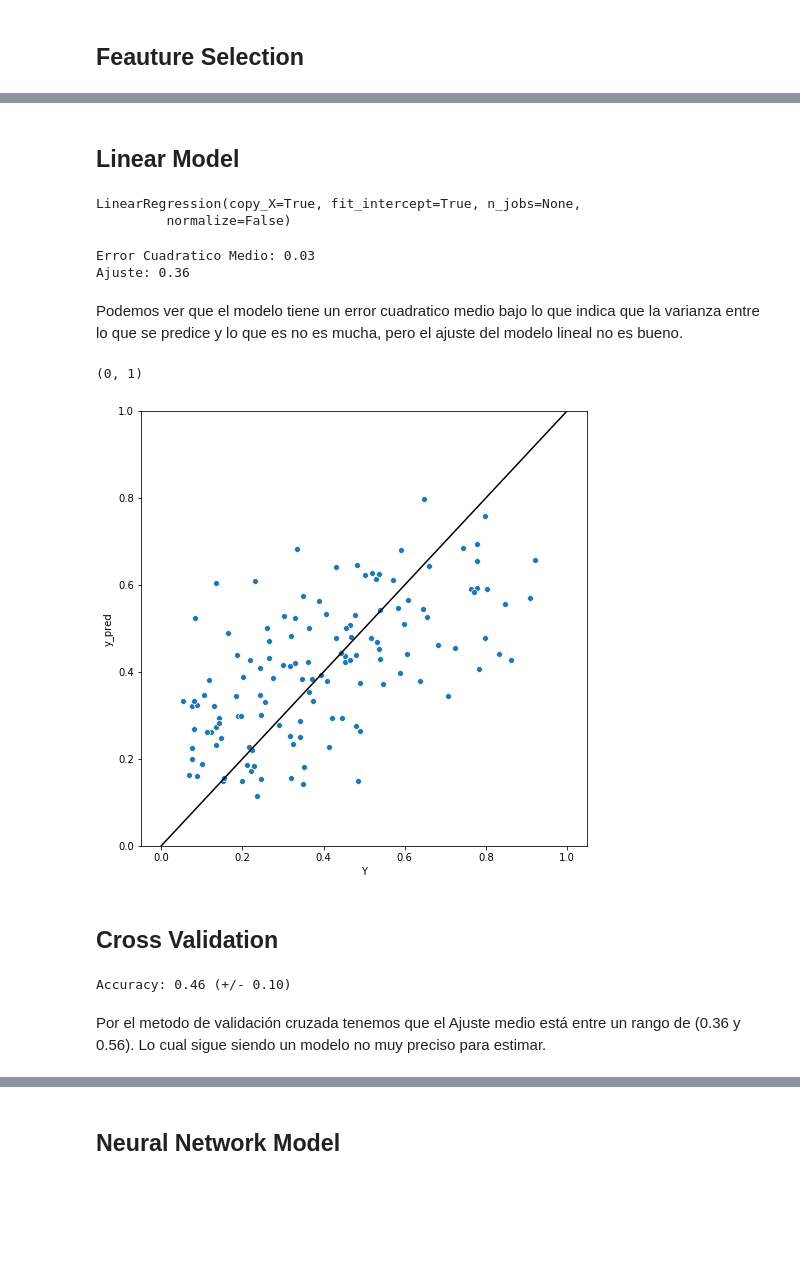
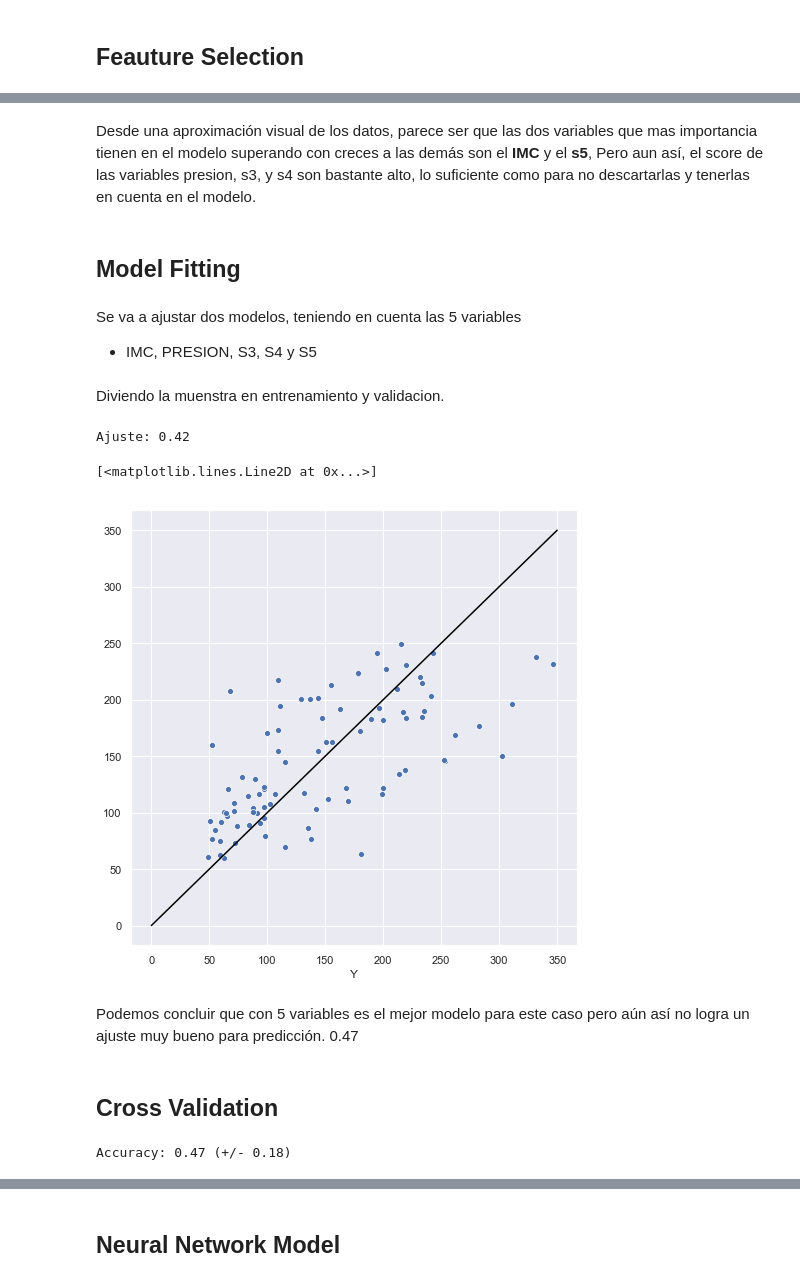
Before and after one commit to ANN-2019-2/evaluacion-arracinim, a Jupyter notebook: 02-diabetes.ipynb, the cells around one changed output, grey strips where cells are left out. Saved outputs shown, nothing was run; the diff lists cells and outputs as text; code cells hidden in the pictures; blank space fills up the shorter version.

Commit message:
Segundo punto best model

```diff
--- a/02-diabetes.ipynb
+++ b/02-diabetes.ipynb
@@ -130,8 +114,0 @@ array([[0.58264463, 0.54929577, 0.28208745, 0.56221737],
-# %%
-#Para este caso las variables que mas afectan o mueven el target son IMC, PRESION, S4 Y S5
-X = df_norm.loc[:,['imc', 'presion', 's4', 's5']]
-Y = df_norm.loc[:,['Y']]
-
-#Se divide el conjunto en dos subconjuntos uno de entrenamiento y otro de validacion, con el 80% y 20% de los datos respectivamente
-
-X_train, X_test, y_train, y_test = train_test_split(X, Y, test_size=0.3, random_state=0)
@@ -137,0 +127,6 @@ X_train, X_test, y_train, y_test = train_test_split(X, Y, test_size=0.3, random_
+# %%
+D = dict(zip(X.columns, Bests.scores_))
+x_axis = [key for key in D.keys()]
+y_axis = [value for value in D.values()]
+sns.set(rc={'figure.figsize':(10,8)})
+sns.barplot(x_axis,y_axis)
@@ -138,43 +136,43 @@ X_train, X_test, y_train, y_test = train_test_split(X, Y, test_size=0.3, random_
+# %% [markdown]
+Desde una aproximación visual de los datos, parece ser que las dos variables que mas importancia tienen en el modelo superando con creces a las demás son el **IMC** y el **s5**, Pero aun así, el score de las variables presion, s3, y s4 son bastante alto, lo suficiente como para no descartarlas y tenerlas en cuenta en el modelo.
 # %% [markdown]
-## Linear Model
+## Model Fitting
-# %%
-#Se crea un modelo de regresion lineal multiple de la forma y = w1*x1 + w2*x2 + w3*x3 + w4*x4 + d
-lm = LinearRegression()
-#se entrena el modelo
-lm.fit(X_train, y_train)
-# %% [output]
-LinearRegression(copy_X=True, fit_intercept=True, n_jobs=None,
-         normalize=False)
+# %% [markdown]
+Se va a ajustar dos modelos, teniendo en cuenta las 5 variables
+* IMC, PRESION, S3, S4 y S5
+# %%
+X = X.loc[:,['imc','presion', 's3','s4','s5']]
+# %% [markdown]
+Diviendo la muenstra en entrenamiento y validacion.
+# %%
+X_train, X_test, y_train, y_test = train_test_split(X, y, test_size=0.2, random_state=1)
 # %%
+lm = LinearRegression()
+#se entrena el modelo
+lm.fit(X_train, y_train)
 #Se valida el modelo con los datos de validacion
 y_pred = lm.predict(X_test)
 
 #Se obtienen las metricas del modelo
-# Error cuadratico medio
-print("Error Cuadratico Medio: %.2f" % mean_squared_error(y_test, y_pred))
 print("Ajuste: %.2f" % lm.score(X_test, y_test))
 # %% [output]
-Error Cuadratico Medio: 0.03
-Ajuste: 0.36
+Ajuste: 0.42
-# %% [markdown]
-Podemos ver que el modelo tiene un error cuadratico medio bajo lo que indica que la varianza entre lo que se predice y lo que es no es mucha, pero el ajuste del modelo lineal no es bueno.
 # %%
 #Graficando para obtener una mejor visualización entre lo predicho y lo dicho.
 plt.figure(figsize=(8, 8))
-y_test['y_pred'] = y_pred
-sns.scatterplot(x='Y', y='y_pred', data= y_test)
-plt.plot([0, 1], [0, 1], color='black')
-plt.ylim(0,1)
+sns.scatterplot(y_test , y_pred)
+plt.plot([0, 350], [0, 350], color='black')
 # %% [output]
-(0, 1)
+[<matplotlib.lines.Line2D at 0x...>]
-[figure, old version]
+[figure, new version]
+# %% [markdown]
+Podemos concluir que con 5 variables es el mejor modelo para este caso pero aún así no logra un ajuste muy bueno para predicción. 0.47
 # %% [markdown]
 ## Cross Validation
 # %%
 #Obteniendo el score de validacion mediante la tenica de validación cruzada por la tecnica de K-Folds
-scores = cross_val_score(lm, X, Y, cv=5)
+#K-folds = 7
+scores = cross_val_score(lm, X, y, cv=7)
 print("Accuracy: %0.2f (+/- %0.2f)" % (scores.mean(), scores.std() * 2))
 # %% [output]
-Accuracy: 0.46 (+/- 0.10)
+Accuracy: 0.47 (+/- 0.18)
-# %% [markdown]
-Por el metodo de validación cruzada tenemos que el Ajuste medio está entre un rango de (0.36 y 0.56). Lo cual sigue siendo un modelo no muy preciso para estimar.
```
Also changed, not shown: parts of 24 cells of this notebook, 1 other file.
